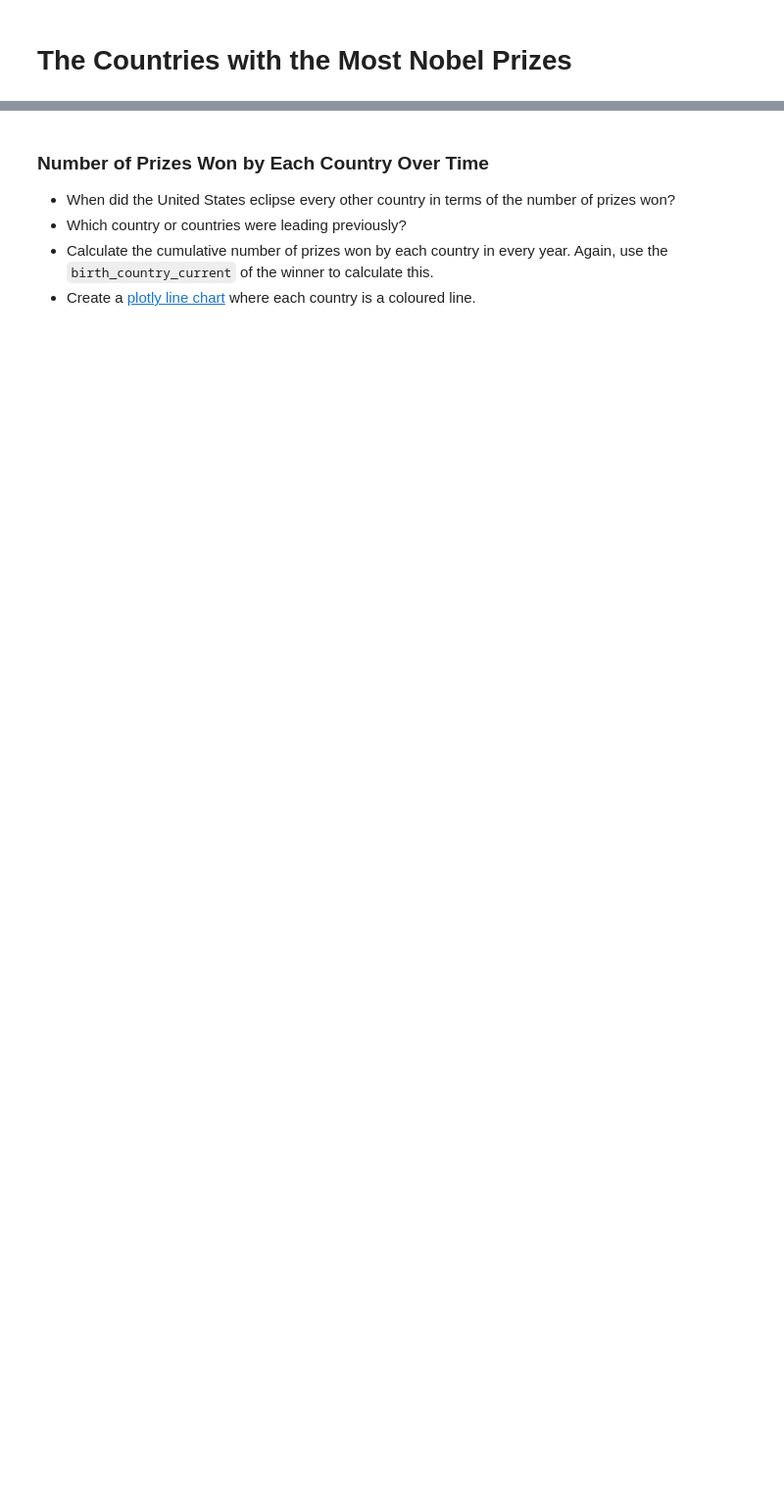
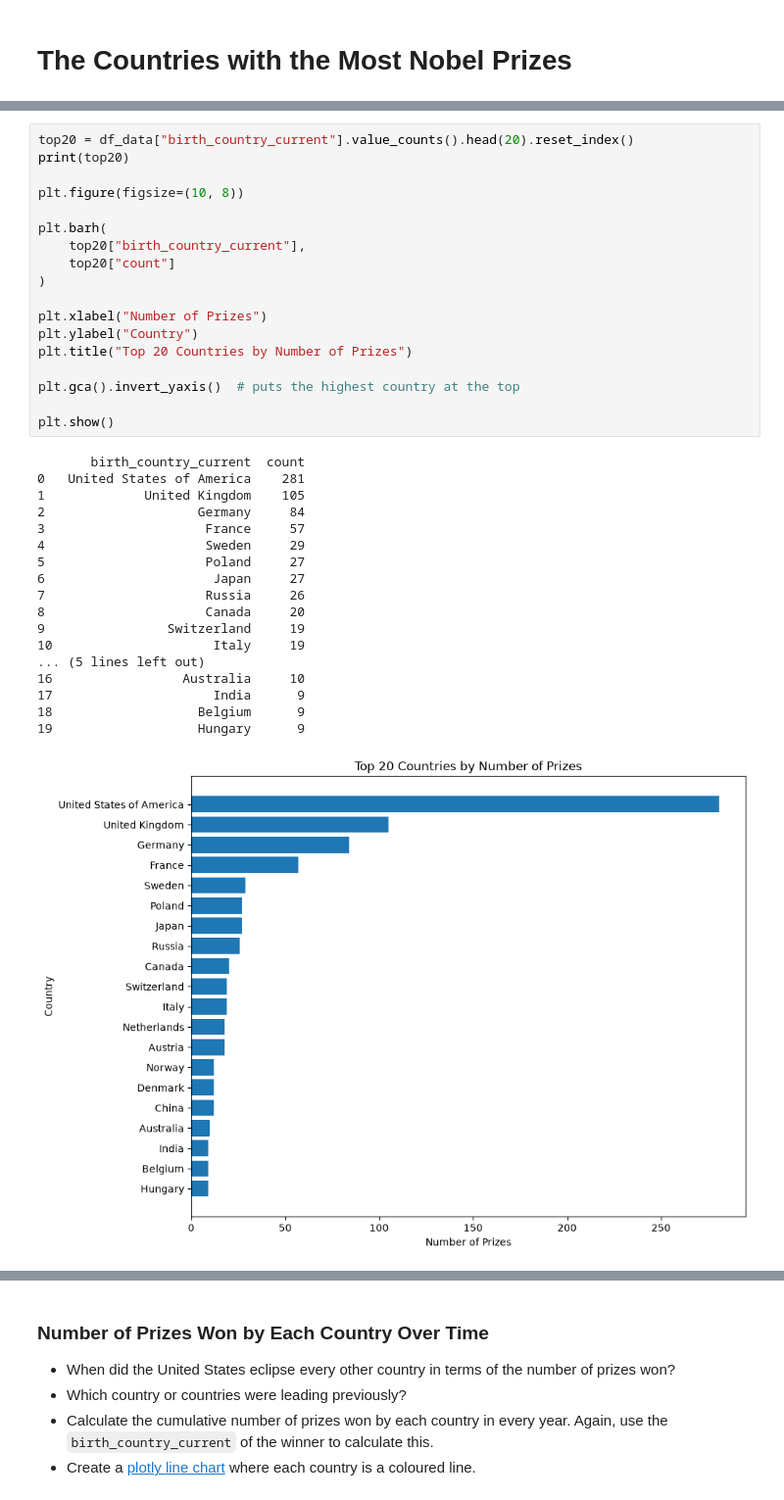
Before and after one commit to Aman88600/100-days-of-code, a Jupyter notebook: Day_79/Nobel+Prize+Analysis+Start/Nobel_Prize_Analysis_(start).ipynb, the cells around one changed output, grey strips where cells are left out. Shown at 98% size. Saved outputs shown, nothing was run; the diff lists cells and outputs as text; blank space fills up the shorter version.

```diff
--- a/Day_79/Nobel+Prize+Analysis+Start/Nobel_Prize_Analysis_(start).ipynb
+++ b/Day_79/Nobel+Prize+Analysis+Start/Nobel_Prize_Analysis_(start).ipynb
@@ -396,6 +611,43 @@ Name: full_name, dtype: str
 <img src=https://i.imgur.com/agcJdRS.png width=750>
 
 * What is the ranking for the top 20 countries in terms of the number of prizes?
+# %%
+top20 = df_data["birth_country_current"].value_counts().head(20).reset_index()
+print(top20)
+
+plt.figure(figsize=(10, 8))
+
+plt.barh(
+    top20["birth_country_current"],
+    top20["count"]
+)
+
+plt.xlabel("Number of Prizes")
+plt.ylabel("Country")
+plt.title("Top 20 Countries by Number of Prizes")
+
+plt.gca().invert_yaxis()  # puts the highest country at the top
+
+plt.show()
+# %% [output]
+       birth_country_current  count
+0   United States of America    281
+1             United Kingdom    105
+2                    Germany     84
+3                     France     57
+4                     Sweden     29
+5                     Poland     27
+6                      Japan     27
+7                     Russia     26
+8                     Canada     20
+9                Switzerland     19
+10                     Italy     19
+... (5 lines left out)
+16                 Australia     10
+17                     India      9
+18                   Belgium      9
+19                   Hungary      9
+[figure, added]
 # %% [markdown]
 # Use a Choropleth Map to Show the Number of Prizes Won by Country
 
```
Also changed, not shown: parts of 6 cells of this notebook.
